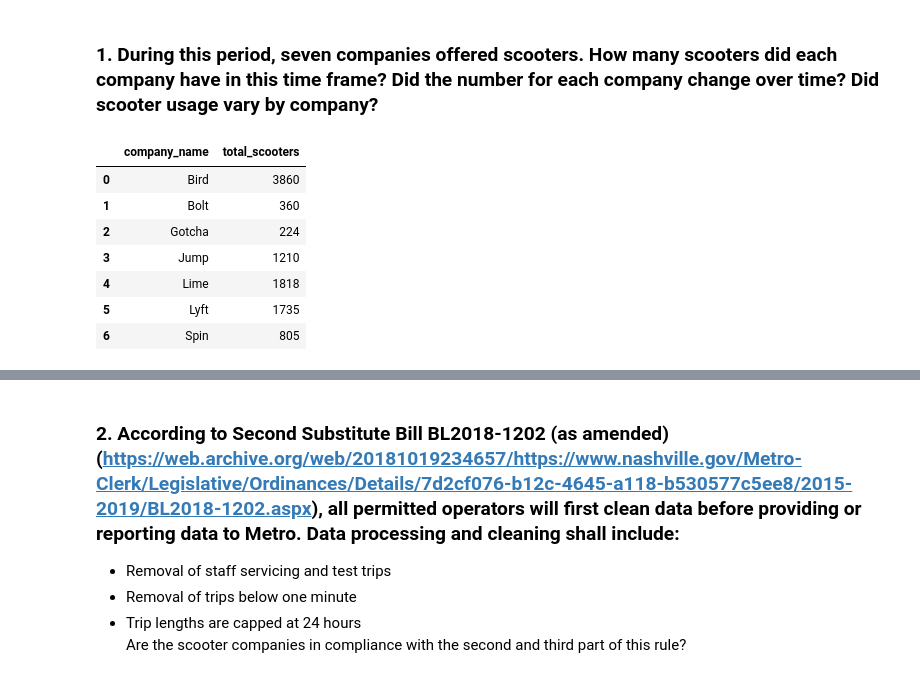
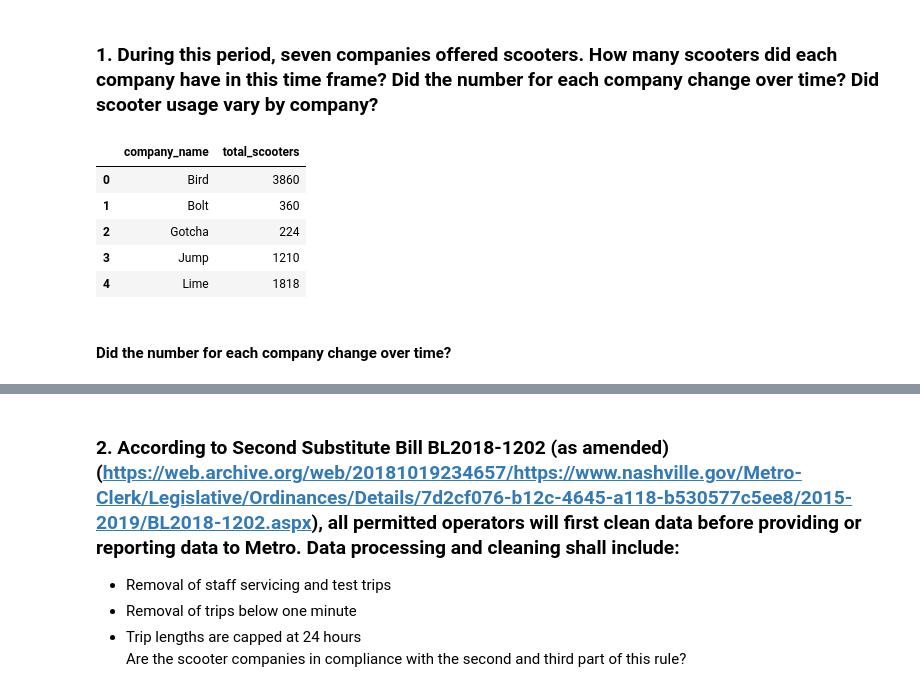
Before and after one commit to NSS-Data-Analytics-Cohort-11/scooters-no-pineapple, a Jupyter notebook: notebook/Scooter Book.ipynb, the cells around one changed output, grey strips where cells are left out. Cells and saved outputs as stored; diff of their text form; code cells hidden in the pictures.

```diff
--- a/notebook/Scooter Book.ipynb
+++ b/notebook/Scooter Book.ipynb
@@ -54,26 +56,28 @@ trips.head()
 ### 1. During this period, seven companies offered scooters. How many scooters did each company have in this time frame? Did the number for each company change over time? Did scooter usage vary by company?
 # %%
 
-t_scoots = '''
-SELECT
-	companyname AS Company_Name,
-	count(DISTINCT sumdid) AS Total_Scooters
-FROM scooters
-WHERE sumdgroup ilike '%scooter%'
-GROUP BY companyname
-'''
+# t_scoots = '''
+# SELECT
+# 	companyname AS Company_Name,
+# 	count(DISTINCT sumdid) AS Total_Scooters
+# FROM scooters
+# WHERE sumdgroup ilike '%scooter%'
+# GROUP BY companyname
+# '''
 
-with engine.connect() as connection:
-    total_scoots = pd.read_sql(text(t_scoots), con = connection)
-
-total_scoots
+# with engine.connect() as connection:
+#     total_scoots = pd.read_sql(text(t_scoots), con = connection)
+# total_scoots.to_csv('../data/total_scoots.csv', index=False)
-# %% [output]
-|  | company_name | total_scooters |
-| 0 | Bird | 3860 |
-| 1 | Bolt | 360 |
-| 2 | Gotcha | 224 |
-| 3 | Jump | 1210 |
-| 4 | Lime | 1818 |
-| 5 | Lyft | 1735 |
-| 6 | Spin | 805 |
+# %%
+total_scoots = pd.read_csv('../data/total_scoots.csv')
+total_scoots.head()
+# %% [output]
+|  | company_name | total_scooters |
+| 0 | Bird | 3860 |
+| 1 | Bolt | 360 |
+| 2 | Gotcha | 224 |
+| 3 | Jump | 1210 |
+| 4 | Lime | 1818 |
+# %% [markdown]
+#### Did the number for each company change over time?
 # %%
```
Also changed, not shown: parts of 22 cells of this notebook, 1 other file.
